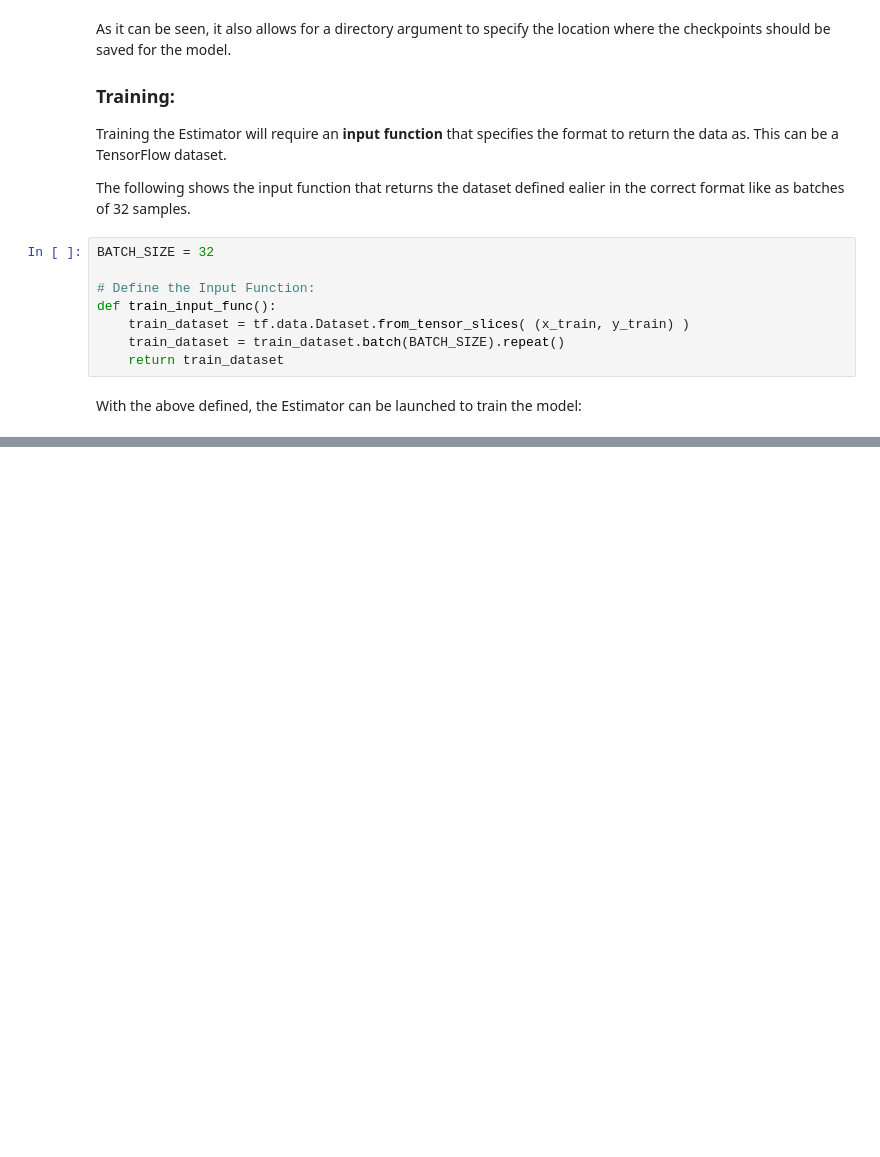
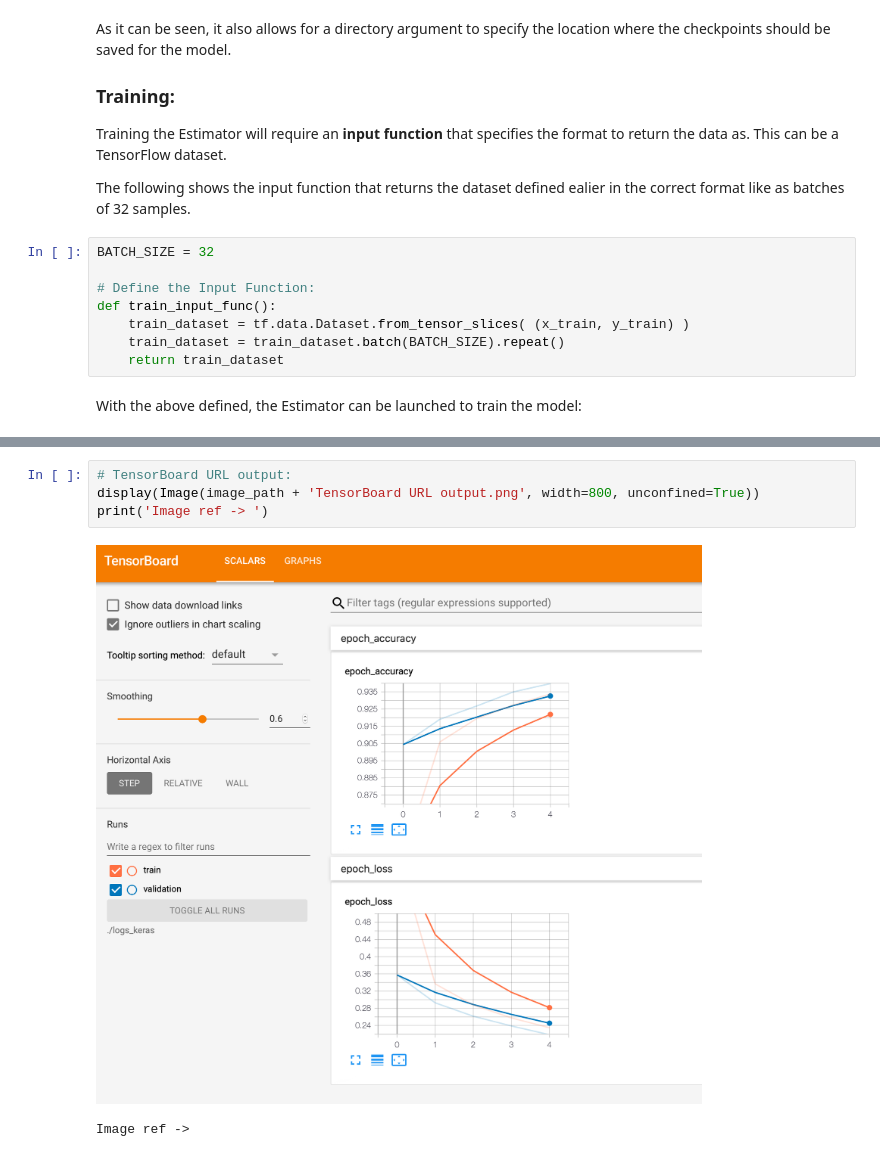
Before and after one commit to ylee9107/ComputerVisionTensorFlow2_myLearning, a Jupyter notebook: 2 - TensorFlow Basics and Model Training/TensorFlow Basics and Model training.ipynb, the cells around one changed output, grey strips where cells are left out. Drawn from its saved outputs; the diff is of its cells as text; blank space fills up the shorter version.

```diff
--- a/2 - TensorFlow Basics and Model Training/TensorFlow Basics and Model training.ipynb
+++ b/2 - TensorFlow Basics and Model Training/TensorFlow Basics and Model training.ipynb
@@ -673,0 +735,7 @@ Overall, it can be seen that the Estimator will handle most of the heavy lifting
+# %%
+# TensorBoard URL output:
+display(Image(image_path + 'TensorBoard URL output.png', width=800, unconfined=True))
+print('Image ref -> ')
+# %% [output]
+[figure, added]
+Image ref ->
```
Also changed, not shown: parts of 16 cells of this notebook.
